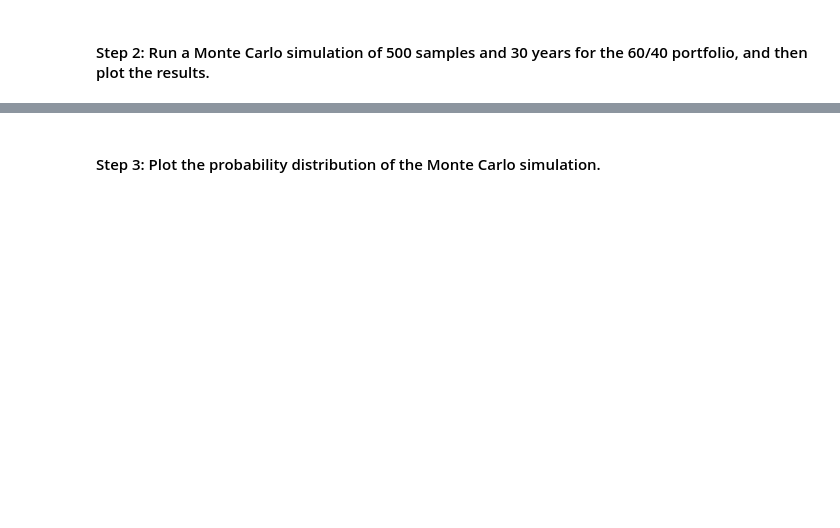
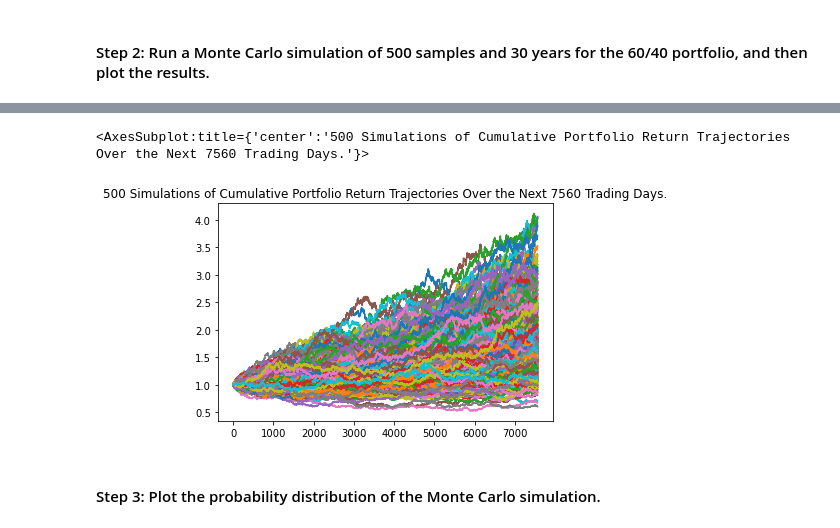
Before and after one commit to Oleener/Challenge_5_Financial_Planner, a Jupyter notebook: Starter_Code/financial_planning_tools.ipynb, the cells around one changed output, grey strips where cells are left out. Drawn from its saved outputs; the diff is of its cells as text; code cells hidden in the pictures; blank space fills up the shorter version.

```diff
--- a/Starter_Code/financial_planning_tools.ipynb
+++ b/Starter_Code/financial_planning_tools.ipynb
@@ -208,14 +206,18 @@ timeframe = "1D"
 # Set both the start and end date at the date of your prior weekday
 # This will give you the closing price of the previous trading day
 # Alternatively you can use a start and end date of 2020-08-07
-start_date = pd.Timestamp("2020-08-07", tz="America/New_York").isoformat()
+start_date = pd.Timestamp("2020-08-01", tz="America/New_York").isoformat()
 end_date = pd.Timestamp("2020-08-07", tz="America/New_York").isoformat()
 # %% [markdown]
 #### Step 4: Get the current closing prices for `SPY` and `AGG` by using the Alpaca `get_barset` function. Format the response as a Pandas DataFrame by including the `df` property at the end of the `get_barset` function.
 # %%
 # Use the Alpaca get_barset function to get current closing prices the portfolio
 # Be sure to set the `df` property after the function to format the response object as a DataFrame
-# YOUR CODE HERE
+current_closing_portfolio = alpaca.get_barset(
+    tickers,
+    timeframe,
+    start = start_date
+).df
 
 # Review the first 5 rows of the Alpaca DataFrame
-# YOUR CODE HERE
+current_closing_portfolio.head()
@@ -392,7 +482,11 @@ In this section, you’ll use the MCForecastTools library to create a Monte Carl
 # Configure the Monte Carlo simulation to forecast 30 years cumulative returns
 # The weights should be split 40% to AGG and 60% to SPY.
 # Run 500 samples.
-# YOUR CODE HERE
-
+thirty_year_sumulation = MCSimulation(
+    portfolio_data = current_closing_portfolio,
+    weights = [.60,.40],
+    num_simulation = 500,
+    num_trading_days = 252 *30
+)
 # Review the simulation input data
-# YOUR CODE HERE
+thirty_year_sumulation.portfolio_data.head()
@@ -402,7 +547,10 @@ In this section, you’ll use the MCForecastTools library to create a Monte Carl
 # %%
 # Visualize the 30-year Monte Carlo simulation by creating an
 # overlay line plot
-# YOUR CODE HERE
+thirty_year_sumulation.plot_simulation()
+# %% [output]
+<AxesSubplot:title={'center':'500 Simulations of Cumulative Portfolio Return Trajectories Over the Next 7560 Trading Days.'}>
+[figure, added]
 # %% [markdown]
 #### Step 3: Plot the probability distribution of the Monte Carlo simulation.
 # %%
```
Also changed, not shown: parts of 39 cells of this notebook, 1 other file.
